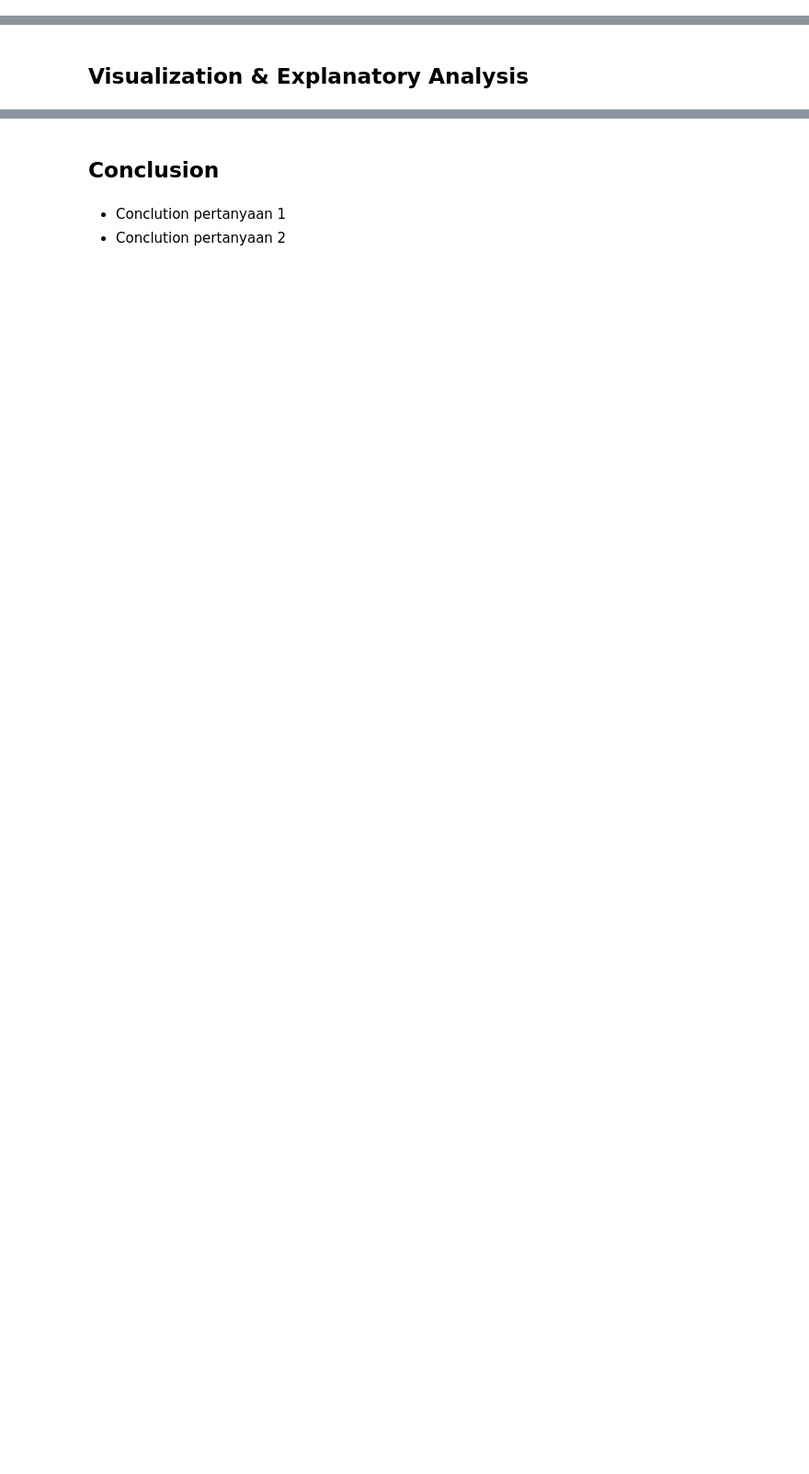
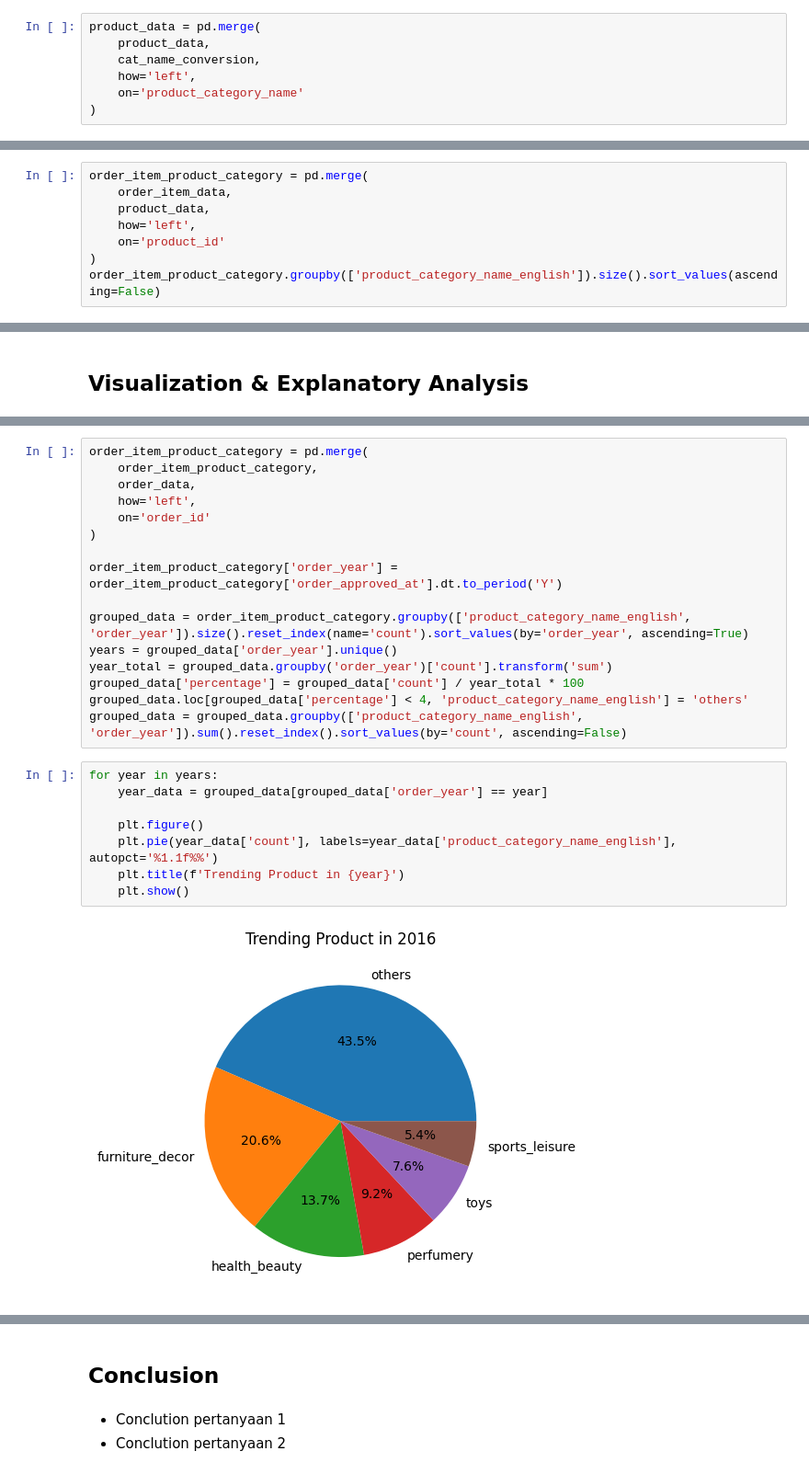
Before and after one commit to dfawwazpk/proyek-analisis-data-ecommerce, a Jupyter notebook: Proyek_Analisis_Data.ipynb, the cells around one changed output, grey strips where cells are left out. Shown at 92% size. Cells and saved outputs as stored; diff of their text form; blank space fills up the shorter version.

```diff
--- a/Proyek_Analisis_Data.ipynb
+++ b/Proyek_Analisis_Data.ipynb
@@ -564,0 +488,7 @@ seller_data.head()
+# %%
+product_data = pd.merge(
+    product_data,
+    cat_name_conversion,
+    how='left',
+    on='product_category_name'
+)
@@ -568,0 +528,8 @@ seller_data.head()
+# %%
+order_item_product_category = pd.merge(
+    order_item_data,
+    product_data,
+    how='left',
+    on='product_id'
+)
+order_item_product_category.groupby(['product_category_name_english']).size().sort_values(ascending=False)
@@ -574,0 +653,26 @@ seller_data.head()
+# %%
+order_item_product_category = pd.merge(
+    order_item_product_category,
+    order_data,
+    how='left',
+    on='order_id'
+)
+
+order_item_product_category['order_year'] = order_item_product_category['order_approved_at'].dt.to_period('Y')
+
+grouped_data = order_item_product_category.groupby(['product_category_name_english', 'order_year']).size().reset_index(name='count').sort_values(by='order_year', ascending=True)
+years = grouped_data['order_year'].unique()
+year_total = grouped_data.groupby('order_year')['count'].transform('sum')
+grouped_data['percentage'] = grouped_data['count'] / year_total * 100
+grouped_data.loc[grouped_data['percentage'] < 4, 'product_category_name_english'] = 'others'
+grouped_data = grouped_data.groupby(['product_category_name_english', 'order_year']).sum().reset_index().sort_values(by='count', ascending=False)
+# %%
+for year in years:
+    year_data = grouped_data[grouped_data['order_year'] == year]
+
+    plt.figure()
+    plt.pie(year_data['count'], labels=year_data['product_category_name_english'], autopct='%1.1f%%')
+    plt.title(f'Trending Product in {year}')
+    plt.show()
+# %% [output]
+[figure, added]
```
Also changed, not shown: parts of 59 cells of this notebook.
